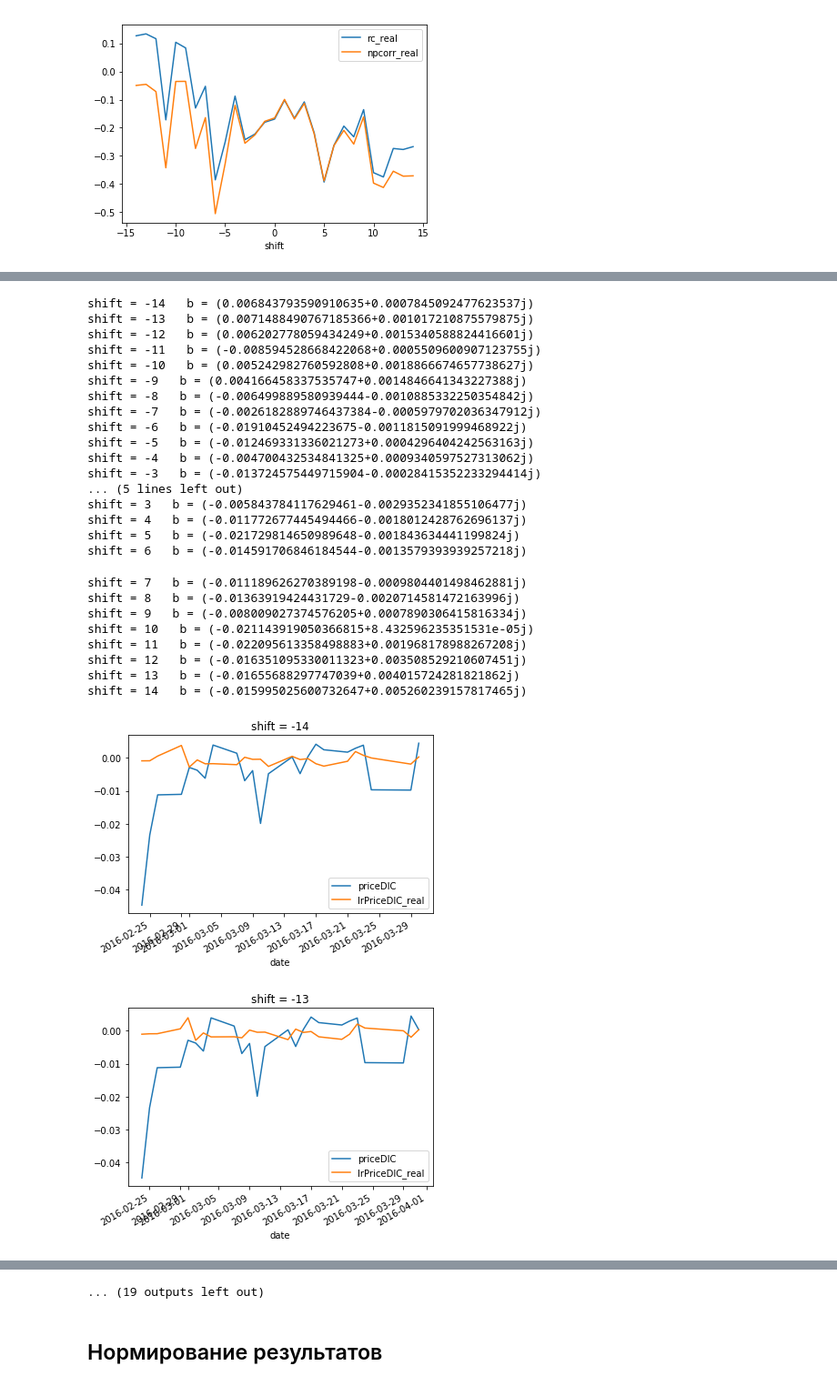
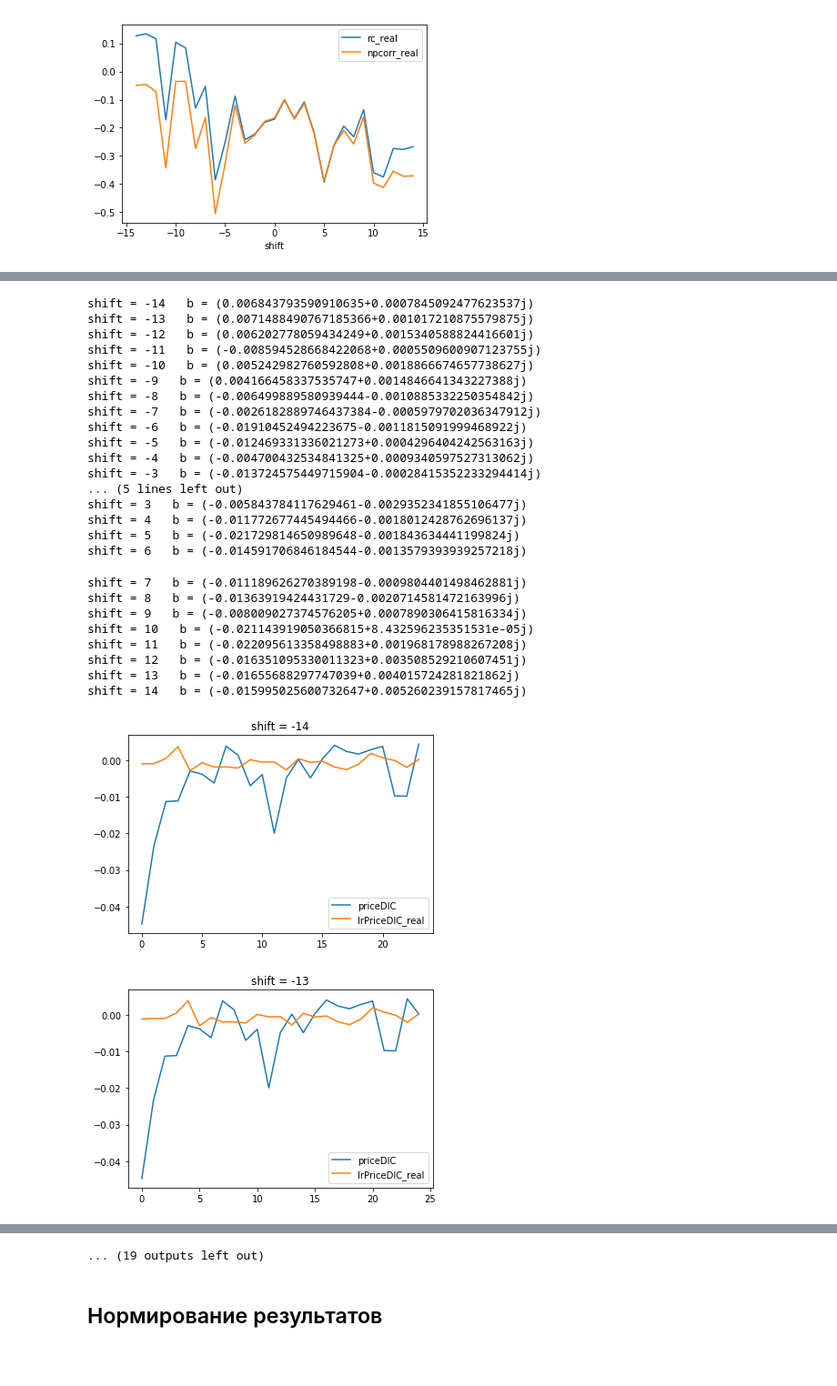
Before and after one commit to baryev/autoregressive-model, a Jupyter notebook: sentimentsAnalysis.ipynb, the cells around one changed output, grey strips where cells are left out. Shown at 91% size. Cells and saved outputs as stored; diff of their text form; code cells hidden in the pictures; blank space fills up the shorter version.

Commit message:
added train/fit linear regressions (complex and sklearn), some results analysis

```diff
--- a/sentimentsAnalysis.ipynb
+++ b/sentimentsAnalysis.ipynb
@@ -272 +246,4 @@ print(linregb(y['y'],y['x']))
+# %%
+train = allRes[['priceDlC','volumeDlC','sentimentCoefC','complex']].iloc[0:14]
+test  = allRes[['priceDlC','volumeDlC','sentimentCoefC','complex']].iloc[15:18]
 # %%
@@ -290,6 +262,0 @@ b =  (-0.011080180784120285-0.0003162978775780782j)
-# %%
-lrdf['priceDlC_real'] = lrdf['priceDlC'].apply(lambda x: x.real)
-lrdf['lrPriceDlC_real'] = lrdf['lrPriceDlC'].apply(lambda x: x.real)
-lrdf['priceDLC_imag'] = lrdf['priceDlC'].apply(lambda x: x.imag)
-lrdf['lrPriceDlC_imag'] = lrdf['lrPriceDlC'].apply(lambda x: x.imag)
-lrdf.head(5)
@@ -302,0 +263,4 @@ lrdf.head(5)
+# %%
+lm = LinearRegression()
+lm.fit(train[['volumeDlC', 'sentimentCoefC']], train['priceDlC'])
+test['sklearnLrPriceDlC'] = lm.predict(test[['volumeDlC', 'sentimentCoefC']])
@@ -307,16 +328,0 @@ lrdf[['priceDlC', 'lrPriceDlC_real']].plot(title = 'Shift = 0');
-# %%
-def linregb(inpdf):
-    y = inpdf['priceDlC']
-    x = allRes['complex']
-    yr = y.real
-    yi = y.imag
-    xr = x.real
-    xi = x.imag
-
-    b = (
-        ((yr + 1j*yi)*(xr + 1j*xi)).sum()
-        /
-        ((xr + 1j*xi)**2).sum()
-    )
-
-    return b
@@ -355,22 +331,22 @@ startShift = -14
 endShift = 14
 
 for i in range(startShift, endShift+1):
-    lrdf = pd.DataFrame(columns=('date','priceDlC','lrPriceDlС','complex','priceDlC_real','lrPriceDlC_real'))
+    lrdf = pd.DataFrame(columns=('priceDlC','lrPriceDlС','complex','priceDlC_real','lrPriceDlC_real'))
     if (i < 0):
         b = linregb(allRes['priceDlC'].iloc[:i],
-                                  allRes['complex'].shift(i).iloc[:i])
-        lrdf[['date','priceDlC']] = allRes[['date','priceDlC']].iloc[:i]
+                    allRes['complex'].shift(i).iloc[:i])
+        lrdf['priceDlC'] = allRes['priceDlC'].iloc[:i]
         lrdf['complex'] = allRes['complex'].shift(i).iloc[:i]
 
     elif (i == 0):
         b = linregb(allRes['priceDlC'],
-                                  allRes['complex'])
-        lrdf[['date','priceDlC','complex']] = allRes[['date','priceDlC','complex']]
+                    allRes['complex'])
+        lrdf[['priceDlC','complex']] = allRes[['priceDlC','complex']]
 
     else:
         b = linregb(allRes['priceDlC'].iloc[i:],
-                                  allRes['complex'].shift(i).iloc[i:])
-        lrdf[['date','priceDlC']] = allRes[['date','priceDlC']].iloc[i:]
+                    allRes['complex'].shift(i).iloc[i:])
+        lrdf['priceDlC'] = allRes['priceDlC'].iloc[i:]
         lrdf['complex'] = allRes['complex'].shift(i).iloc[i:]
 
     print('shift =', i, '  b =', b)
@@ -384,33 +360,33 @@ for i in range(startShift, endShift+1):
     lrdf['lrPriceDlC_real'] = lrdf['lrPriceDlС'].apply(lambda x: x.real)
     #lrdf['priceDL_imag'] = lrdf['priceDl'].apply(lambda x: x.imag)
     #lrdf['lrPriceDl_imag'] = lrdf['lrPriceDl'].apply(lambda x: x.imag)
     #lrdf[['date', 'priceDl_real', 'lrPriceDl_real', 'priceDL_imag', 'lrPriceDl_imag']].plot(x = 'date')
-    lrdf[['date', 'priceDlC', 'lrPriceDlC_real']].plot(x = 'date', title = 'shift = ' + str(i))
+    lrdf[['priceDlC', 'lrPriceDlC_real']].plot(title = 'shift = ' + str(i))
 # %% [output]
 shift = -14   b = (0.006843793590910635+0.0007845092477623537j)
 shift = -13   b = (0.0071488490767185366+0.001017210875579875j)
 shift = -12   b = (0.006202778059434249+0.0015340588824416601j)
 shift = -11   b = (-0.008594528668422068+0.0005509600907123755j)
 shift = -10   b = (0.005242982760592808+0.0018866674657738627j)
 shift = -9   b = (0.004166458337535747+0.0014846641343227388j)
 shift = -8   b = (-0.006499889580939444-0.0010885332250354842j)
 shift = -7   b = (-0.0026182889746437384-0.0005979702036347912j)
 shift = -6   b = (-0.01910452494223675-0.0011815091999468922j)
 shift = -5   b = (-0.012469331336021273+0.0004296404242563163j)
 shift = -4   b = (-0.004700432534841325+0.0009340597527313062j)
 shift = -3   b = (-0.013724575449715904-0.00028415352233294414j)
 ... (5 lines left out)
 shift = 3   b = (-0.005843784117629461-0.0029352341855106477j)
 shift = 4   b = (-0.011772677445494466-0.0018012428762696137j)
 shift = 5   b = (-0.021729814650989648-0.001843634441199824j)
 shift = 6   b = (-0.014591706846184544-0.0013579393939257218j)
 shift = 7   b = (-0.011189626270389198-0.0009804401498462881j)
 shift = 8   b = (-0.01363919424431729-0.0020714581472163996j)
 shift = 9   b = (-0.008009027374576205+0.0007890306415816334j)
 shift = 10   b = (-0.021143919050366815+8.432596235351531e-05j)
 shift = 11   b = (-0.022095613358498883+0.001968178988267208j)
 shift = 12   b = (-0.016351095330011323+0.003508529210607451j)
 shift = 13   b = (-0.01655688297747039+0.004015724281821862j)
 shift = 14   b = (-0.015995025600732647+0.005260239157817465j)
-[figure, old version]
+[figure, new version]
-[figure, old version]
+[figure, new version]
```
Also changed, not shown: parts of 22 cells of this notebook.
